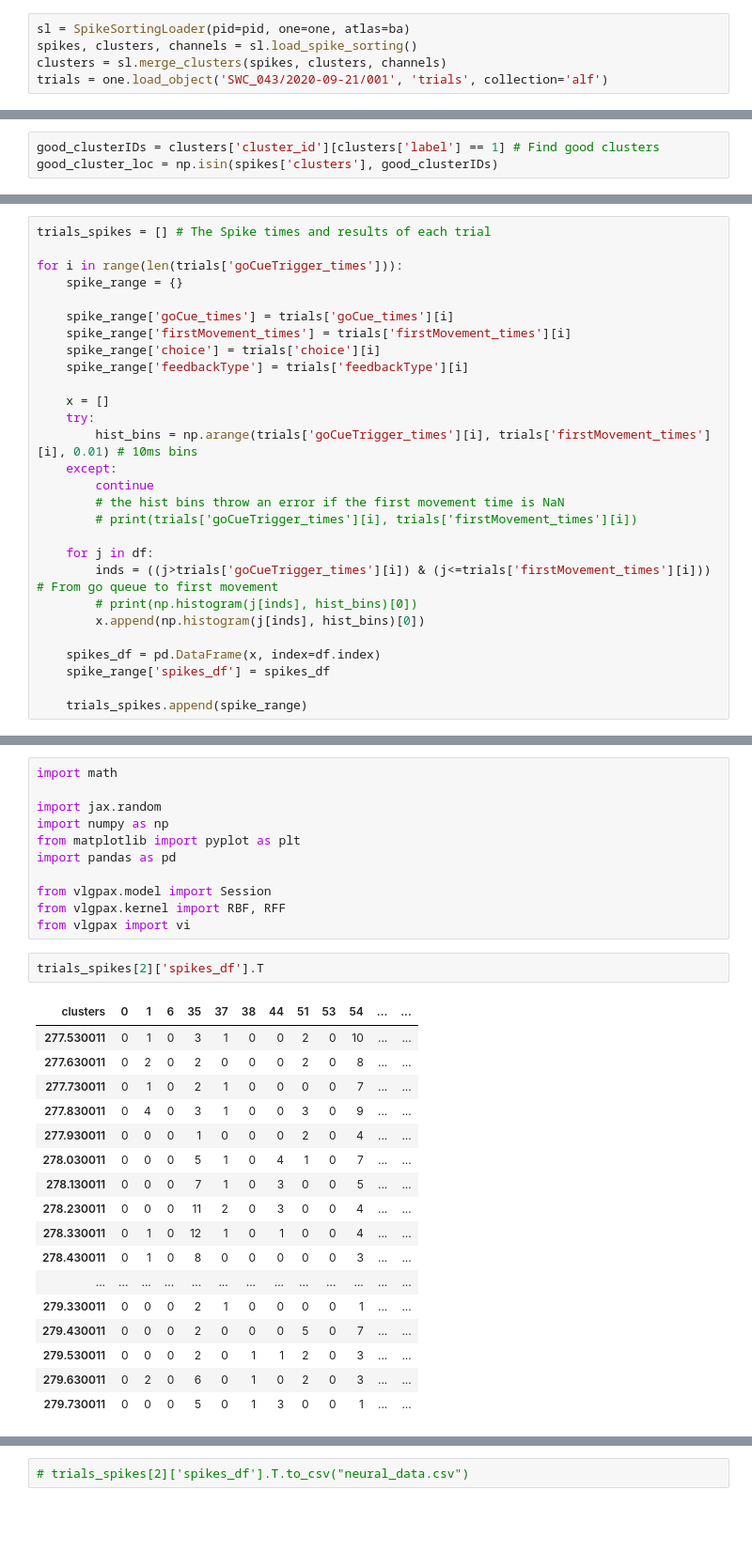
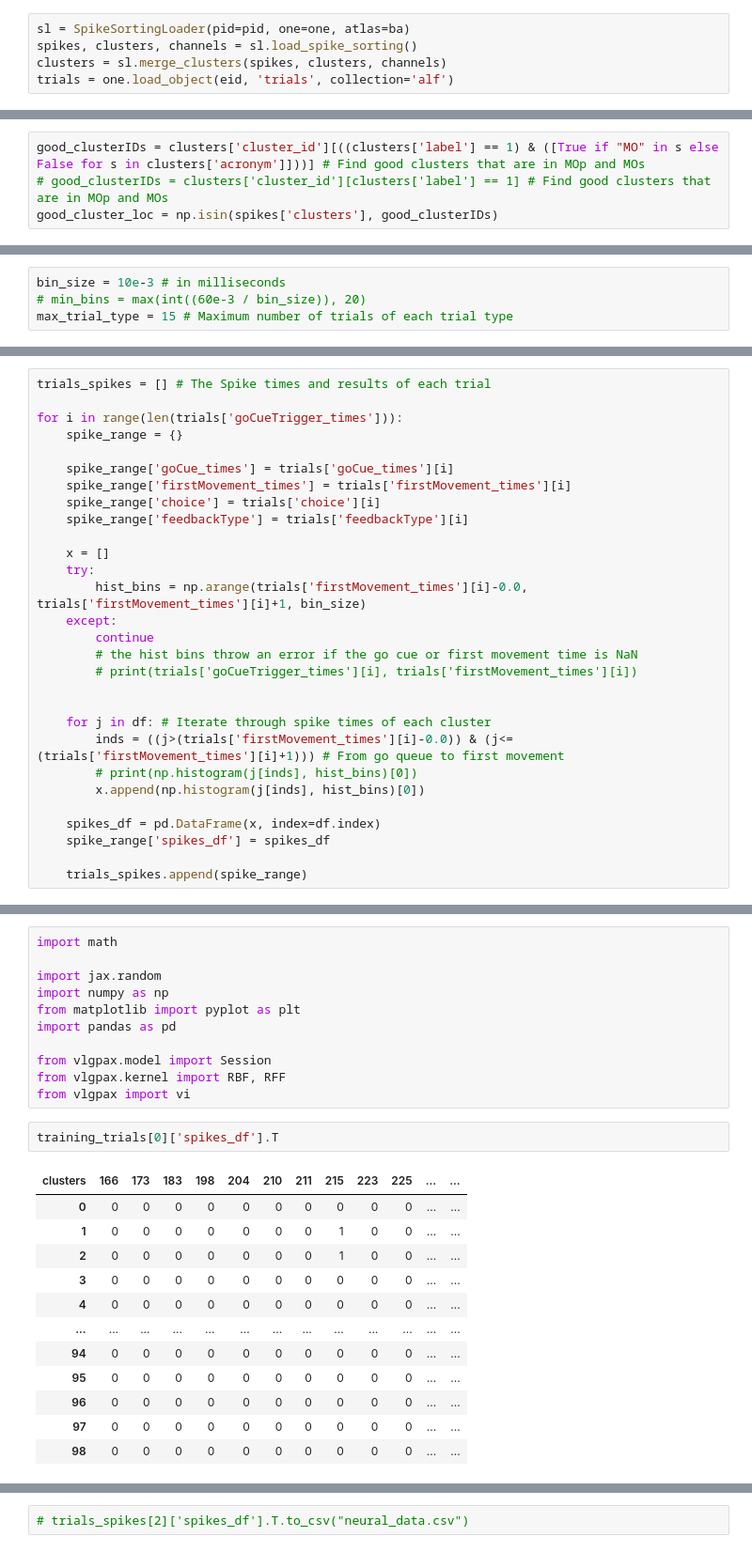
Before and after one commit to styyxofficial/DSC180B-Quarter-2-Project, a Jupyter notebook: neural_data_ingest.ipynb, the cells around one changed output, grey strips where cells are left out. Shown at 94% size. Saved outputs shown, nothing was run; the diff lists cells and outputs as text; blank space fills up the shorter version.

```diff
--- a/neural_data_ingest.ipynb
+++ b/neural_data_ingest.ipynb
@@ -18,7 +20,7 @@ pid = 'da8dfec1-d265-44e8-84ce-6ae9c109b8bd'
 sl = SpikeSortingLoader(pid=pid, one=one, atlas=ba)
 spikes, clusters, channels = sl.load_spike_sorting()
 clusters = sl.merge_clusters(spikes, clusters, channels)
-trials = one.load_object('SWC_043/2020-09-21/001', 'trials', collection='alf')
+trials = one.load_object(eid, 'trials', collection='alf')
 # %%
 spikes
 # %% [output]
@@ -92,5 +95,6 @@ sl.raster(spikes, channels)
 # %%
-good_clusterIDs = clusters['cluster_id'][clusters['label'] == 1] # Find good clusters
+good_clusterIDs = clusters['cluster_id'][((clusters['label'] == 1) & ([True if "MO" in s else False for s in clusters['acronym']]))] # Find good clusters that are in MOp and MOs
+# good_clusterIDs = clusters['cluster_id'][clusters['label'] == 1] # Find good clusters that are in MOp and MOs
 good_cluster_loc = np.isin(spikes['clusters'], good_clusterIDs)
 # %%
 good_spikes = {}
@@ -128,3 +134,7 @@ array([[ 266.15101557,  272.30825959],
+# %%
+bin_size = 10e-3 # in milliseconds
+# min_bins = max(int((60e-3 / bin_size)), 20)
+max_trial_type = 15 # Maximum number of trials of each trial type
 # %%
 # good_spikes
 # All trials must have the same number of neurons
@@ -158,14 +216,15 @@ for i in range(len(trials['goCueTrigger_times'])):
 
     x = []
     try:
-        hist_bins = np.arange(trials['goCueTrigger_times'][i], trials['firstMovement_times'][i], 0.01) # 10ms bins
+        hist_bins = np.arange(trials['firstMovement_times'][i]-0.0, trials['firstMovement_times'][i]+1, bin_size)
     except:
         continue
-        # the hist bins throw an error if the first movement time is NaN
+        # the hist bins throw an error if the go cue or first movement time is NaN
         # print(trials['goCueTrigger_times'][i], trials['firstMovement_times'][i])
 
-    for j in df:
-        inds = ((j>trials['goCueTrigger_times'][i]) & (j<=trials['firstMovement_times'][i])) # From go queue to first movement
+
+    for j in df: # Iterate through spike times of each cluster
+        inds = ((j>(trials['firstMovement_times'][i]-0.0)) & (j<=(trials['firstMovement_times'][i]+1))) # From go queue to first movement
         # print(np.histogram(j[inds], hist_bins)[0])
         x.append(np.histogram(j[inds], hist_bins)[0])
 
@@ -269,22 +333,17 @@ from vlgpax.model import Session
 from vlgpax.kernel import RBF, RFF
 from vlgpax import vi
 # %%
-trials_spikes[2]['spikes_df'].T
+training_trials[0]['spikes_df'].T
 # %% [output]
-| clusters | 0 | 1 | 6 | 35 | 37 | 38 | 44 | 51 | 53 | 54 | ... | ... |
-| 277.530011 | 0 | 1 | 0 | 3 | 1 | 0 | 0 | 2 | 0 | 10 | ... | ... |
-| 277.630011 | 0 | 2 | 0 | 2 | 0 | 0 | 0 | 2 | 0 | 8 | ... | ... |
-| 277.730011 | 0 | 1 | 0 | 2 | 1 | 0 | 0 | 0 | 0 | 7 | ... | ... |
-| 277.830011 | 0 | 4 | 0 | 3 | 1 | 0 | 0 | 3 | 0 | 9 | ... | ... |
-| 277.930011 | 0 | 0 | 0 | 1 | 0 | 0 | 0 | 2 | 0 | 4 | ... | ... |
-| 278.030011 | 0 | 0 | 0 | 5 | 1 | 0 | 4 | 1 | 0 | 7 | ... | ... |
-| 278.130011 | 0 | 0 | 0 | 7 | 1 | 0 | 3 | 0 | 0 | 5 | ... | ... |
-| 278.230011 | 0 | 0 | 0 | 11 | 2 | 0 | 3 | 0 | 0 | 4 | ... | ... |
-| 278.330011 | 0 | 1 | 0 | 12 | 1 | 0 | 1 | 0 | 0 | 4 | ... | ... |
-| 278.430011 | 0 | 1 | 0 | 8 | 0 | 0 | 0 | 0 | 0 | 3 | ... | ... |
+| clusters | 166 | 173 | 183 | 198 | 204 | 210 | 211 | 215 | 223 | 225 | ... | ... |
+| 0 | 0 | 0 | 0 | 0 | 0 | 0 | 0 | 0 | 0 | 0 | ... | ... |
+| 1 | 0 | 0 | 0 | 0 | 0 | 0 | 0 | 1 | 0 | 0 | ... | ... |
+| 2 | 0 | 0 | 0 | 0 | 0 | 0 | 0 | 1 | 0 | 0 | ... | ... |
+| 3 | 0 | 0 | 0 | 0 | 0 | 0 | 0 | 0 | 0 | 0 | ... | ... |
+| 4 | 0 | 0 | 0 | 0 | 0 | 0 | 0 | 0 | 0 | 0 | ... | ... |
 | ... | ... | ... | ... | ... | ... | ... | ... | ... | ... | ... | ... | ... |
-| 279.330011 | 0 | 0 | 0 | 2 | 1 | 0 | 0 | 0 | 0 | 1 | ... | ... |
-| 279.430011 | 0 | 0 | 0 | 2 | 0 | 0 | 0 | 5 | 0 | 7 | ... | ... |
-| 279.530011 | 0 | 0 | 0 | 2 | 0 | 1 | 1 | 2 | 0 | 3 | ... | ... |
-| 279.630011 | 0 | 2 | 0 | 6 | 0 | 1 | 0 | 2 | 0 | 3 | ... | ... |
-| 279.730011 | 0 | 0 | 0 | 5 | 0 | 1 | 3 | 0 | 0 | 1 | ... | ... |
+| 94 | 0 | 0 | 0 | 0 | 0 | 0 | 0 | 0 | 0 | 0 | ... | ... |
+| 95 | 0 | 0 | 0 | 0 | 0 | 0 | 0 | 0 | 0 | 0 | ... | ... |
+| 96 | 0 | 0 | 0 | 0 | 0 | 0 | 0 | 0 | 0 | 0 | ... | ... |
+| 97 | 0 | 0 | 0 | 0 | 0 | 0 | 0 | 0 | 0 | 0 | ... | ... |
+| 98 | 0 | 0 | 0 | 0 | 0 | 0 | 0 | 0 | 0 | 0 | ... | ... |
```
Also changed, not shown: parts of 51 cells of this notebook, 2 other files.
